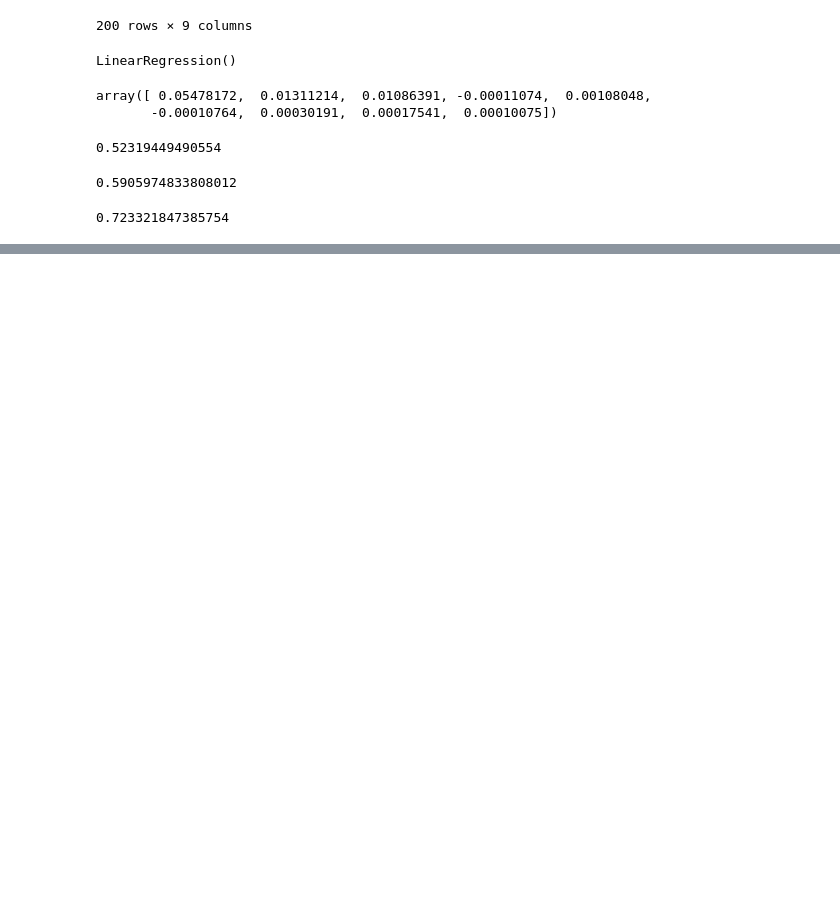
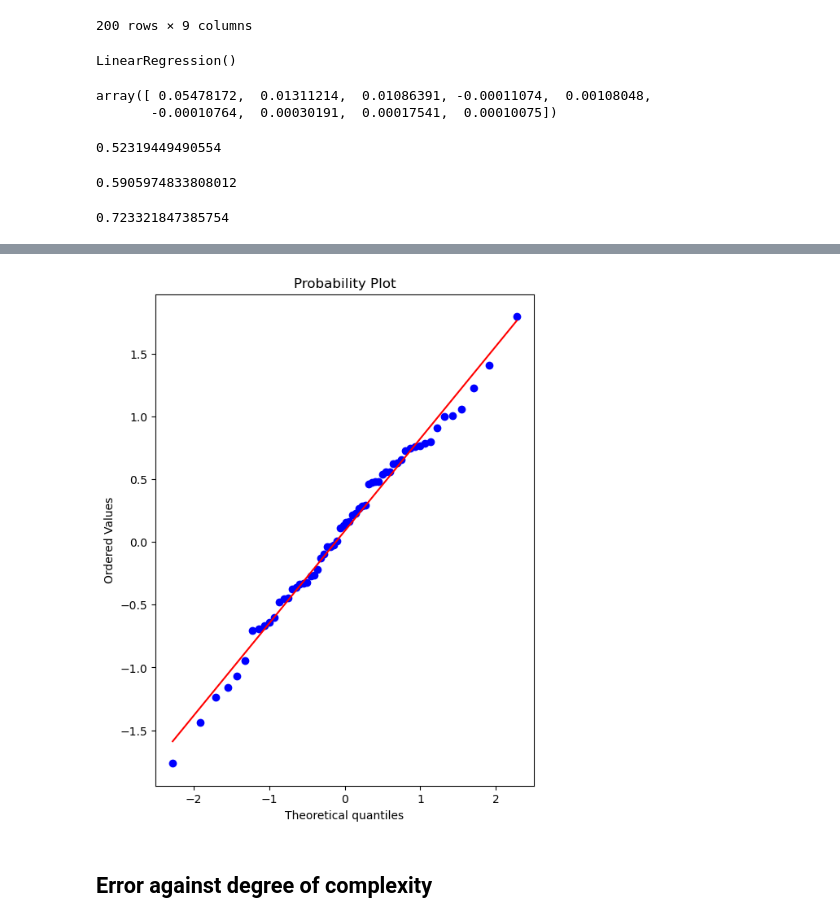
Before and after one commit to MIlanJP/Linear-regression-practice, a Jupyter notebook: Advertisement Linear regression.ipynb, the cells around one changed output, grey strips where cells are left out. Cells and saved outputs as stored; diff of their text form; code cells hidden in the pictures; blank space fills up the shorter version.

```diff
--- a/Advertisement Linear regression.ipynb
+++ b/Advertisement Linear regression.ipynb
@@ -289,0 +349,7 @@ RMSE
+# %%
+fig,ax=plt.subplots(figsize=(6,8),dpi=100)
+_=sp.stats.probplot(polynomial_test_residual,plot=ax)
+# %% [output]
+[figure, added]
+# %% [markdown]
+## Error against degree of complexity
```
Also changed, not shown: parts of 19 cells of this notebook, 2 other files.
